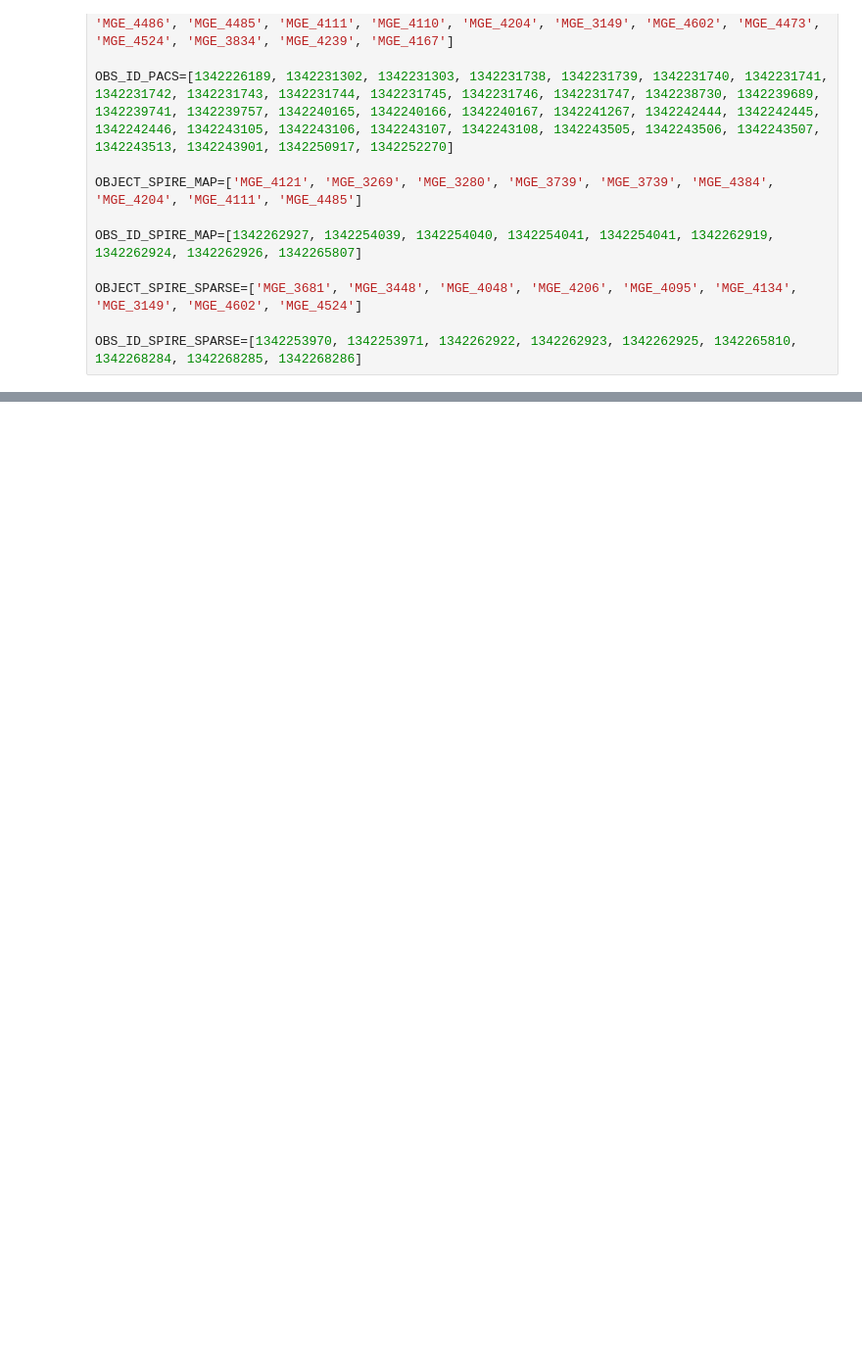
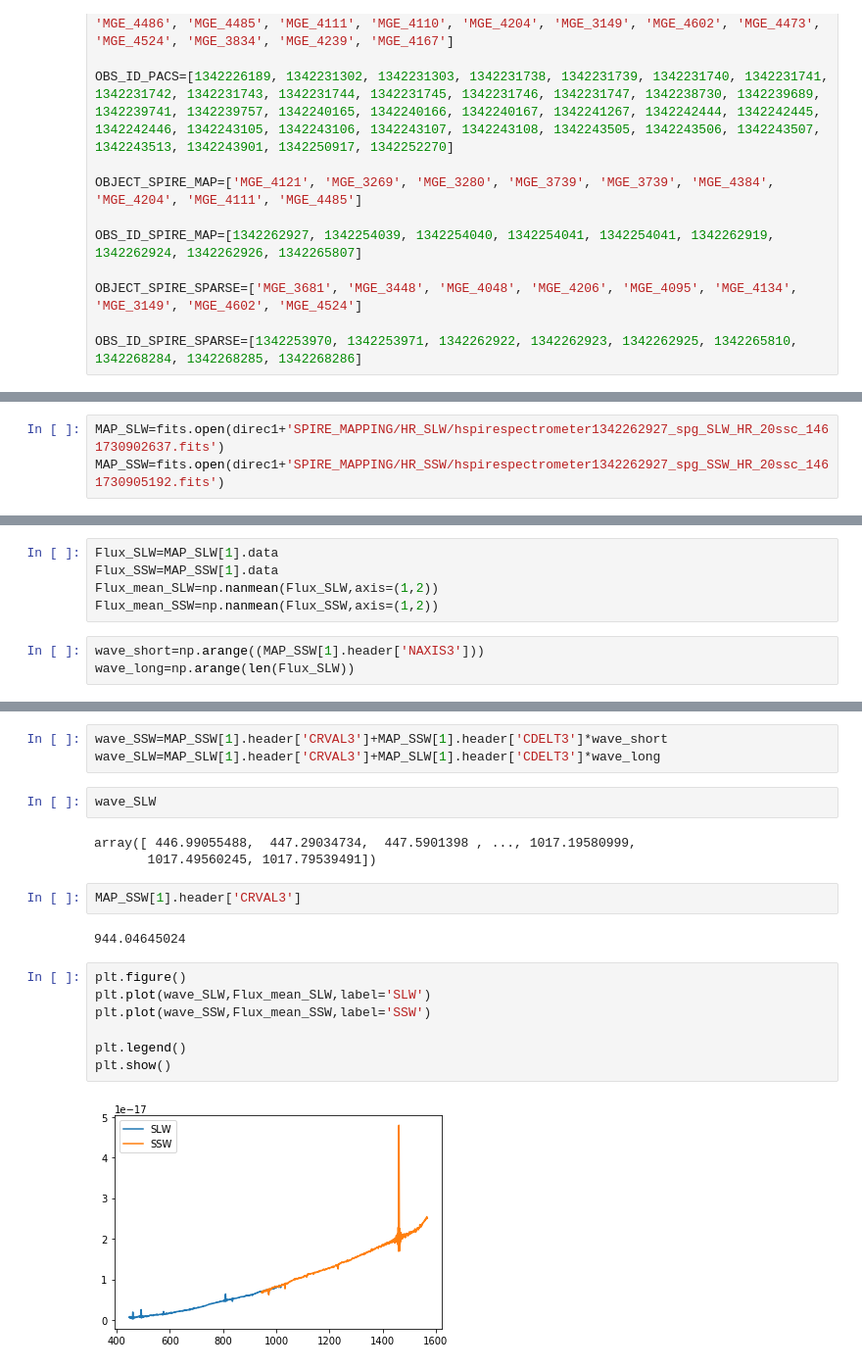
Before and after one commit to emmabordier/CFHT_Stage_2019, a Jupyter notebook: src/CFHT_nom.ipynb, the cells around one changed output, grey strips where cells are left out. Shown at 98% size. Drawn from its saved outputs; the diff is of its cells as text; blank space fills up the shorter version.

```diff
--- a/src/CFHT_nom.ipynb
+++ b/src/CFHT_nom.ipynb
@@ -62,0 +99,3 @@ TypeError: 'int' object is not iterable
+# %%
+MAP_SLW=fits.open(direc1+'SPIRE_MAPPING/HR_SLW/hspirespectrometer1342262927_spg_SLW_HR_20ssc_1461730902637.fits')
+MAP_SSW=fits.open(direc1+'SPIRE_MAPPING/HR_SSW/hspirespectrometer1342262927_spg_SSW_HR_20ssc_1461730905192.fits')
@@ -62,0 +152,8 @@ TypeError: 'int' object is not iterable
+# %%
+Flux_SLW=MAP_SLW[1].data
+Flux_SSW=MAP_SSW[1].data
+Flux_mean_SLW=np.nanmean(Flux_SLW,axis=(1,2))
+Flux_mean_SSW=np.nanmean(Flux_SSW,axis=(1,2))
+# %%
+wave_short=np.arange((MAP_SSW[1].header['NAXIS3']))
+wave_long=np.arange(len(Flux_SLW))
@@ -62,0 +170,21 @@ TypeError: 'int' object is not iterable
+# %%
+wave_SSW=MAP_SSW[1].header['CRVAL3']+MAP_SSW[1].header['CDELT3']*wave_short
+wave_SLW=MAP_SLW[1].header['CRVAL3']+MAP_SLW[1].header['CDELT3']*wave_long
+# %%
+wave_SLW
+# %% [output]
+array([ 446.99055488,  447.29034734,  447.5901398 , ..., 1017.19580999,
+       1017.49560245, 1017.79539491])
+# %%
+MAP_SSW[1].header['CRVAL3']
+# %% [output]
+944.04645024
+# %%
+plt.figure()
+plt.plot(wave_SLW,Flux_mean_SLW,label='SLW')
+plt.plot(wave_SSW,Flux_mean_SSW,label='SSW')
+
+plt.legend()
+plt.show()
+# %% [output]
+[figure, added]
```
Also changed, not shown: parts of 25 cells of this notebook, 14 other files.
